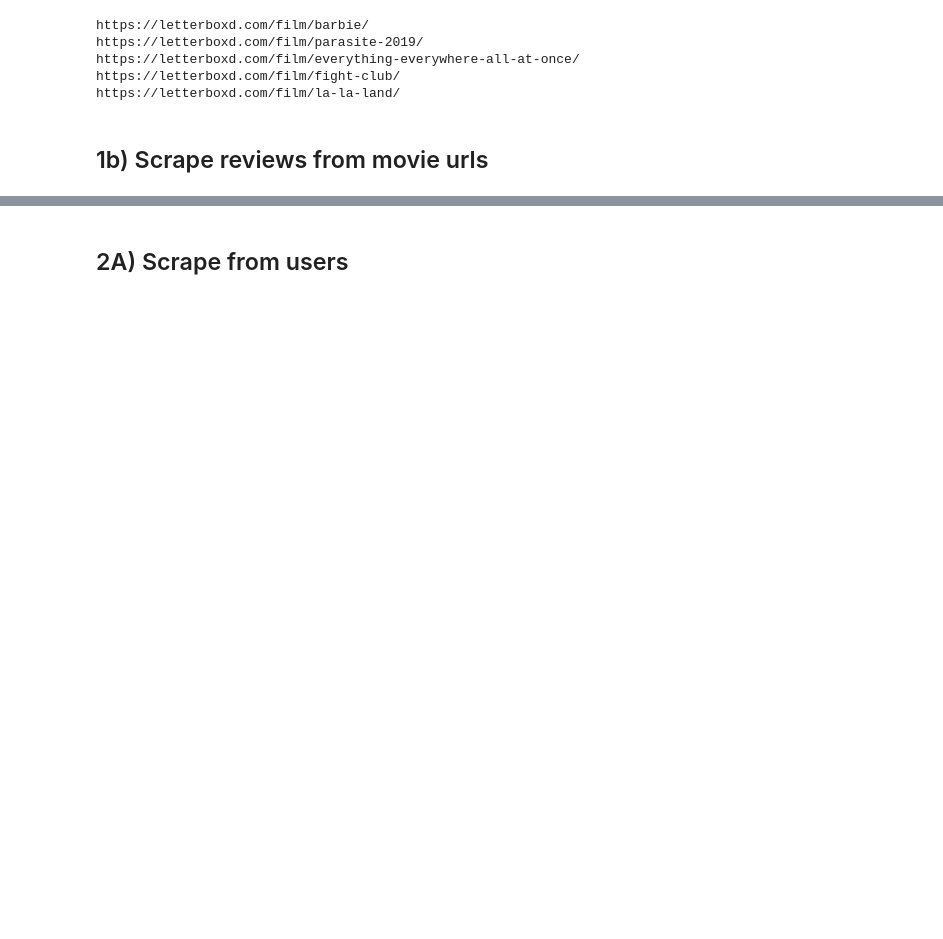
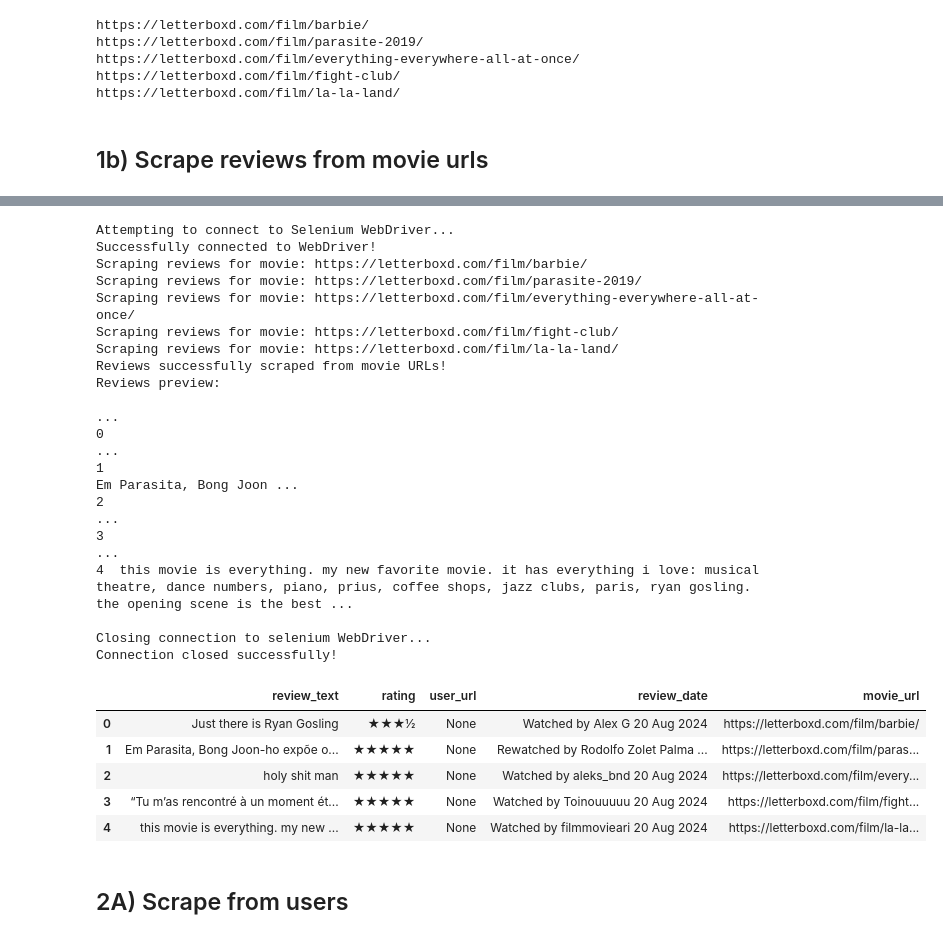
Before and after one commit to Colmmm/LetterboxdSentimentAnalysis, a Jupyter notebook: notebooks/selenium_test.ipynb, the cells around one changed output, grey strips where cells are left out. Cells and saved outputs as stored; diff of their text form; code cells hidden in the pictures; blank space fills up the shorter version.

```diff
--- a/notebooks/selenium_test.ipynb
+++ b/notebooks/selenium_test.ipynb
@@ -275,3 +559,31 @@ Scraping reviews for movie: https://letterboxd.com/film/la-la-land/
+# %%
+movie_reviews = scrape_reviews_from_movies(movie_urls, num_reviews_per_movie=1)
+movie_reviews
+# %% [output]
+Attempting to connect to Selenium WebDriver...
+Successfully connected to WebDriver!
+Scraping reviews for movie: https://letterboxd.com/film/barbie/
+Scraping reviews for movie: https://letterboxd.com/film/parasite-2019/
+Scraping reviews for movie: https://letterboxd.com/film/everything-everywhere-all-at-once/
+Scraping reviews for movie: https://letterboxd.com/film/fight-club/
+Scraping reviews for movie: https://letterboxd.com/film/la-la-land/
+Reviews successfully scraped from movie URLs!
+Reviews preview:
+                                                                                                                                                                                                         ...
+0                                                                                                                                                                                                        ...
+1                                                                                                                                                                                 Em Parasita, Bong Joon ...
+2                                                                                                                                                                                                        ...
+3                                                                                                                                                                                                        ...
+4  this movie is everything. my new favorite movie. it has everything i love: musical theatre, dance numbers, piano, prius, coffee shops, jazz clubs, paris, ryan gosling. the opening scene is the best ...
+
+Closing connection to selenium WebDriver...
+Connection closed successfully!
+|  | review_text | rating | user_url | review_date | movie_url |
+| 0 | Just there is Ryan Gosling | ★★★½ | None | Watched by Alex G 20 Aug 2024 | https://letterboxd.com/film/barbie/ |
+| 1 | Em Parasita, Bong Joon-ho expõe o... | ★★★★★ | None | Rewatched by Rodolfo Zolet Palma ... | https://letterboxd.com/film/paras... |
+| 2 | holy shit man | ★★★★★ | None | Watched by aleks_bnd 20 Aug 2024 | https://letterboxd.com/film/every... |
+| 3 | “Tu m’as rencontré à un moment ét... | ★★★★★ | None | Watched by Toinouuuuu 20 Aug 2024 | https://letterboxd.com/film/fight... |
+| 4 | this movie is everything. my new ... | ★★★★★ | None | Watched by filmmovieari 20 Aug 2024 | https://letterboxd.com/film/la-la... |
 # %% [markdown]
 ## 2A) Scrape from users
 # %%
```
Also changed, not shown: parts of 27 cells of this notebook, 2 other files.
